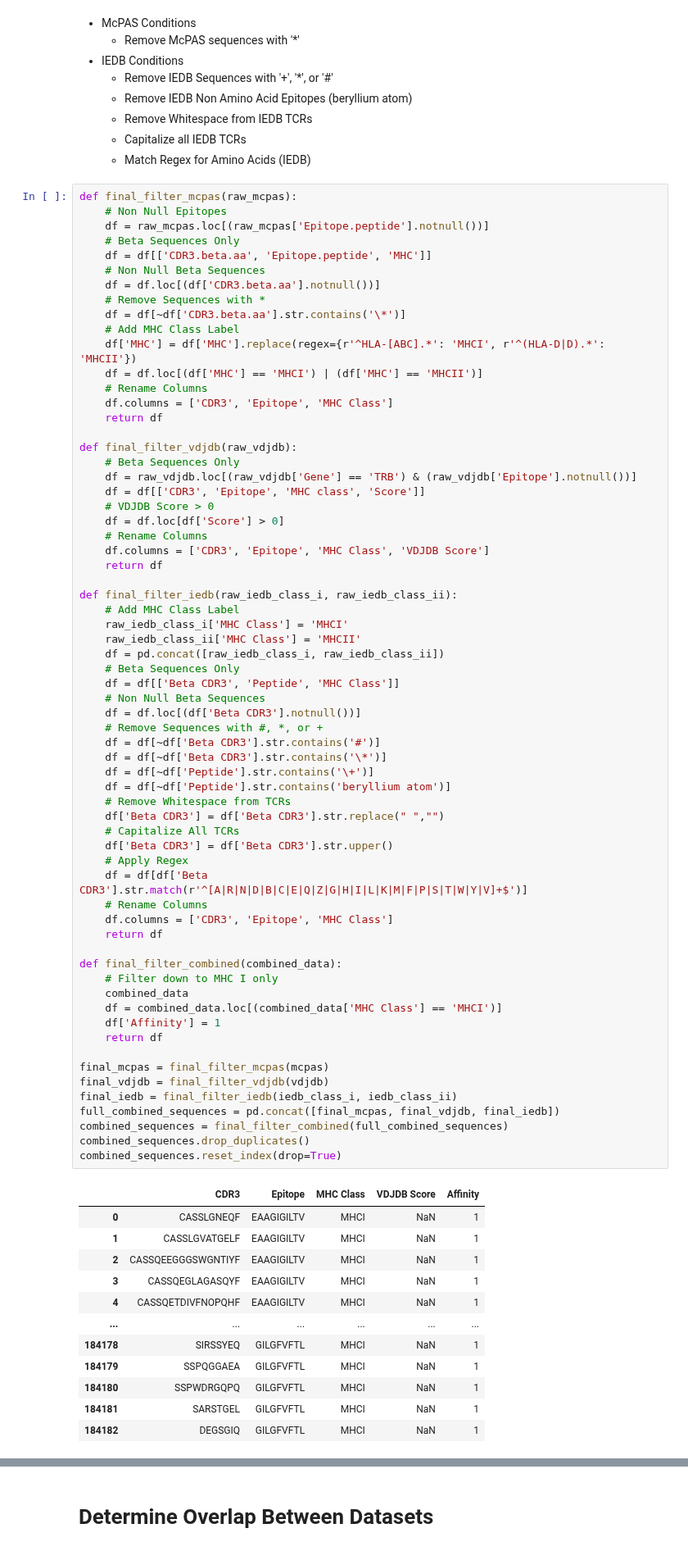
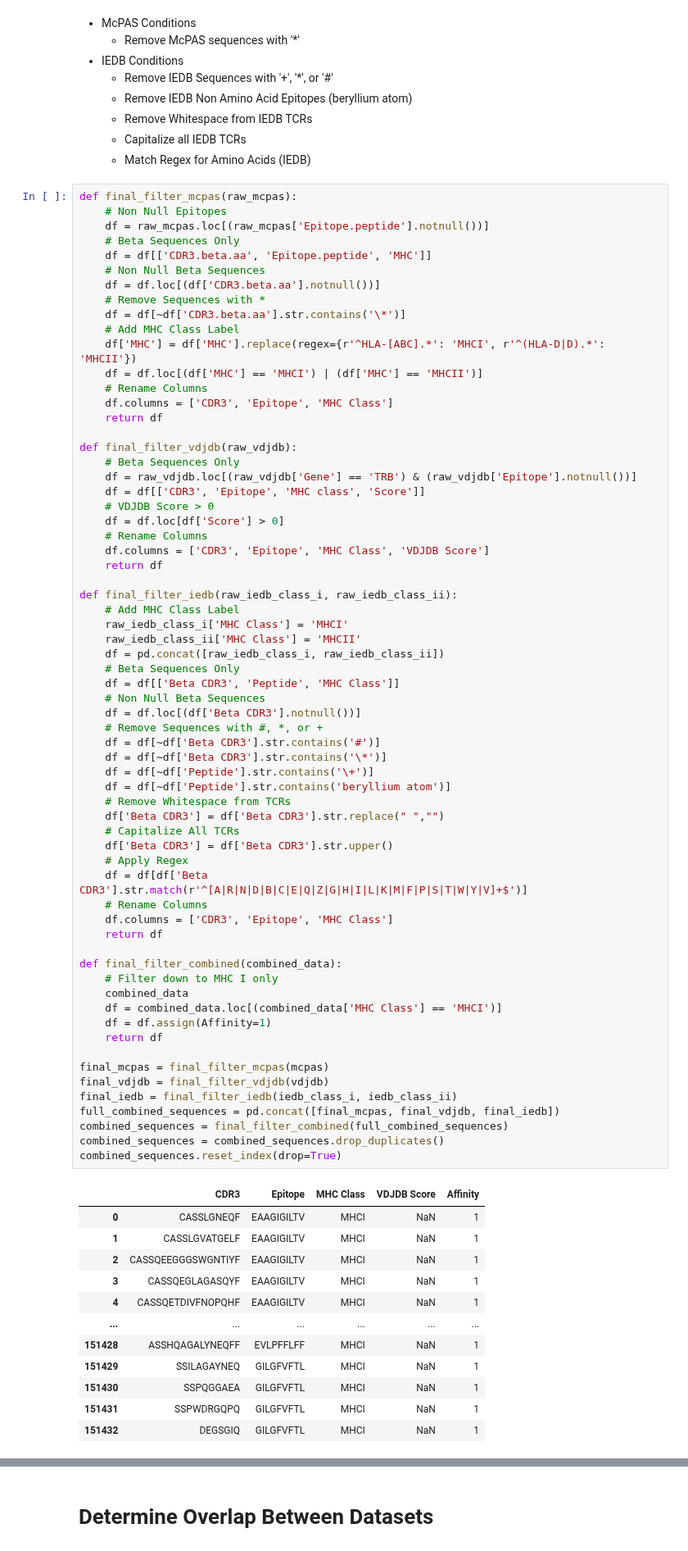
Before and after one commit to Lee-CBG/ATM-TCR, a Jupyter notebook: data/data_analytics.ipynb, the cells around one changed output, grey strips where cells are left out. Shown at 82% size. Saved outputs shown, nothing was run; the diff lists cells and outputs as text.

```diff
--- a/data/data_analytics.ipynb
+++ b/data/data_analytics.ipynb
@@ -305,37 +305,37 @@ def final_filter_iedb(raw_iedb_class_i, raw_iedb_class_ii):
     # Remove Whitespace from TCRs
     df['Beta CDR3'] = df['Beta CDR3'].str.replace(" ","")
     # Capitalize All TCRs
     df['Beta CDR3'] = df['Beta CDR3'].str.upper()
     # Apply Regex
     df = df[df['Beta CDR3'].str.match(r'^[A|R|N|D|B|C|E|Q|Z|G|H|I|L|K|M|F|P|S|T|W|Y|V]+$')]
     # Rename Columns
     df.columns = ['CDR3', 'Epitope', 'MHC Class']
     return df
 
 def final_filter_combined(combined_data):
     # Filter down to MHC I only
     combined_data
     df = combined_data.loc[(combined_data['MHC Class'] == 'MHCI')]
-    df['Affinity'] = 1
+    df = df.assign(Affinity=1)
     return df
 
 final_mcpas = final_filter_mcpas(mcpas)
 final_vdjdb = final_filter_vdjdb(vdjdb)
 final_iedb = final_filter_iedb(iedb_class_i, iedb_class_ii)
 full_combined_sequences = pd.concat([final_mcpas, final_vdjdb, final_iedb])
 combined_sequences = final_filter_combined(full_combined_sequences)
-combined_sequences.drop_duplicates()
+combined_sequences = combined_sequences.drop_duplicates()
 combined_sequences.reset_index(drop=True)
 # %% [output]
 |  | CDR3 | Epitope | MHC Class | VDJDB Score | Affinity |
 | 0 | CASSLGNEQF | EAAGIGILTV | MHCI | NaN | 1 |
 | 1 | CASSLGVATGELF | EAAGIGILTV | MHCI | NaN | 1 |
 | 2 | CASSQEEGGGSWGNTIYF | EAAGIGILTV | MHCI | NaN | 1 |
 | 3 | CASSQEGLAGASQYF | EAAGIGILTV | MHCI | NaN | 1 |
 | 4 | CASSQETDIVFNOPQHF | EAAGIGILTV | MHCI | NaN | 1 |
 | ... | ... | ... | ... | ... | ... |
-| 184178 | SIRSSYEQ | GILGFVFTL | MHCI | NaN | 1 |
-| 184179 | SSPQGGAEA | GILGFVFTL | MHCI | NaN | 1 |
-| 184180 | SSPWDRGQPQ | GILGFVFTL | MHCI | NaN | 1 |
-| 184181 | SARSTGEL | GILGFVFTL | MHCI | NaN | 1 |
-| 184182 | DEGSGIQ | GILGFVFTL | MHCI | NaN | 1 |
+| 151428 | ASSHQAGALYNEQFF | EVLPFFLFF | MHCI | NaN | 1 |
+| 151429 | SSILAGAYNEQ | GILGFVFTL | MHCI | NaN | 1 |
+| 151430 | SSPQGGAEA | GILGFVFTL | MHCI | NaN | 1 |
+| 151431 | SSPWDRGQPQ | GILGFVFTL | MHCI | NaN | 1 |
+| 151432 | DEGSGIQ | GILGFVFTL | MHCI | NaN | 1 |
```
Also changed, not shown: parts of 5 cells of this notebook, 1 other file.
